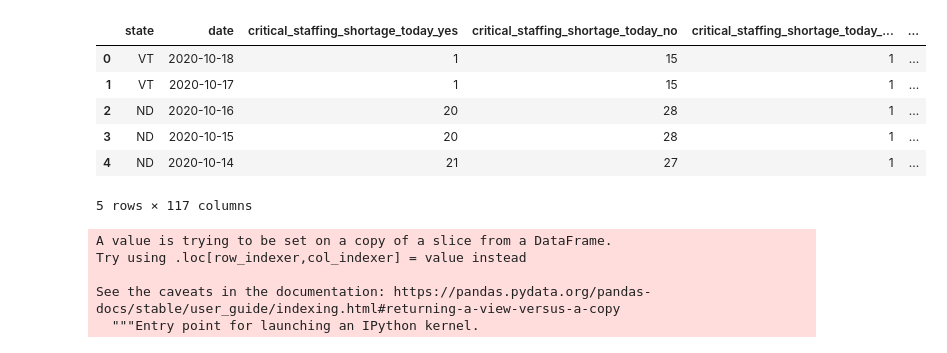
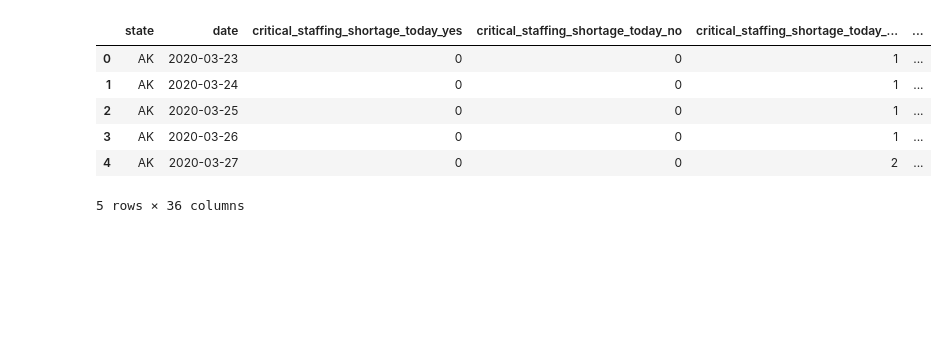
Before and after one commit to marymlucas/scrap, a Jupyter notebook: animated_chloropleth_demo.ipynb, the cells around one changed output. Drawn from its saved outputs; the diff is of its cells as text; code cells hidden in the pictures; blank space fills up the shorter version.

Commit message:
updated animation fps and data

```diff
--- a/animated_chloropleth_demo.ipynb
+++ b/animated_chloropleth_demo.ipynb
@@ -11,15 +12,15 @@ Mounted at /content/drive
 # %%
 # Load Data
-raw_data = pd.read_csv('/content/drive/MyDrive/Colab Notebooks/DSCI521_Project/project/data/timeseries_data.csv', parse_dates=['date'])
+raw_data = pd.read_csv('/content/drive/MyDrive/Colab Notebooks/final_df.csv', parse_dates=['date'])
 raw_data.head()
 # %% [output]
 |  | state | date | critical_staffing_shortage_today_yes | critical_staffing_shortage_today_no | critical_staffing_shortage_today_... | ... |
-| 0 | VT | 2020-10-18 | 1 | 15 | 1 | ... |
-| 1 | VT | 2020-10-17 | 1 | 15 | 1 | ... |
-| 2 | ND | 2020-10-16 | 20 | 28 | 1 | ... |
-| 3 | ND | 2020-10-15 | 20 | 28 | 1 | ... |
-| 4 | ND | 2020-10-14 | 21 | 27 | 1 | ... |
+| 0 | AK | 2020-03-23 | 0 | 0 | 1 | ... |
+| 1 | AK | 2020-03-24 | 0 | 0 | 1 | ... |
+| 2 | AK | 2020-03-25 | 0 | 0 | 1 | ... |
+| 3 | AK | 2020-03-26 | 0 | 0 | 1 | ... |
+| 4 | AK | 2020-03-27 | 0 | 0 | 2 | ... |
-5 rows × 117 columns
+5 rows × 36 columns
 # %%
 # subset to icu_bed_utilization
 icu_df = raw_data[['date', 'state', 'adult_icu_bed_utilization']]
@@ -26,8 +28,3 @@ icu_df = raw_data[['date', 'state', 'adult_icu_bed_utilization']]
 # %%
-icu_df['date'] = icu_df.loc[ :,'date'].dt.strftime('%Y-%m-%d')
+icu_df_plot = icu_df
+icu_df_plot['date'] = icu_df.loc[ :,'date'].dt.strftime('%Y-%m-%d')
-# %% [output]
-A value is trying to be set on a copy of a slice from a DataFrame.
-Try using .loc[row_indexer,col_indexer] = value instead
-
-See the caveats in the documentation: https://pandas.pydata.org/pandas-docs/stable/user_guide/indexing.html#returning-a-view-versus-a-copy
-  """Entry point for launching an IPython kernel.
```
Also changed, not shown: parts of 5 cells of this notebook.
